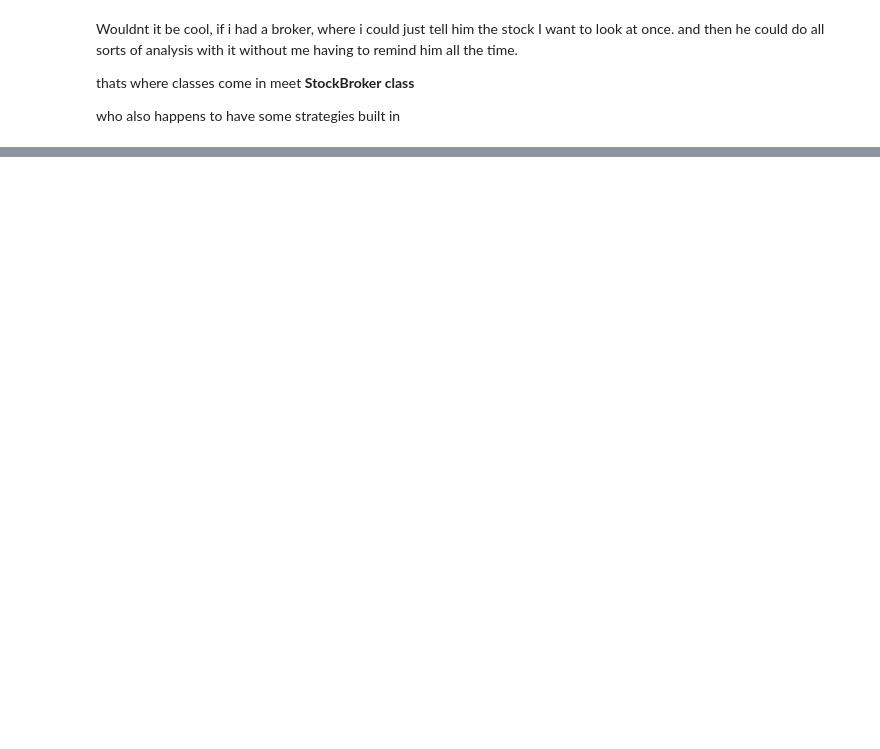
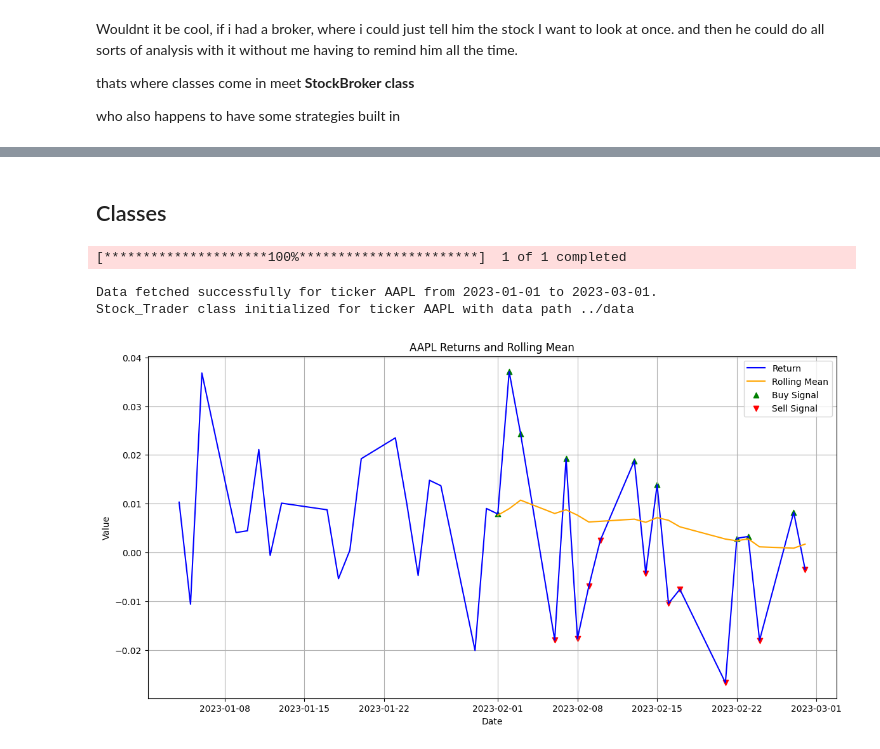
Before and after one commit to Adirdas/quantix, a Jupyter notebook: 3. Week Three/LESSON.ipynb, the cells around one changed output, grey strips where cells are left out. Cells and saved outputs as stored; diff of their text form; code cells hidden in the pictures; blank space fills up the shorter version.

Commit message:
classes

```diff
--- a/3. Week Three/LESSON.ipynb
+++ b/3. Week Three/LESSON.ipynb
@@ -119,0 +139,2 @@ who also happens to have some strategies built in
+# %% [markdown]
+## Classes
@@ -119,0 +207,10 @@ who also happens to have some strategies built in
+# %%
+ticker = "AAPL"
+start = "2023-01-01"
+end = "2023-03-01"
+# %%
+tc = Stock_Trader("AAPL", start=start, end=end)
+# %% [output]
+[*********************100%***********************]  1 of 1 completed
+Data fetched successfully for ticker AAPL from 2023-01-01 to 2023-03-01.
+Stock_Trader class initialized for ticker AAPL with data path ../data
@@ -119,0 +219,4 @@ who also happens to have some strategies built in
+# %%
+tc.plot_data(show_signal=True)
+# %% [output]
+[figure, added]
```
Also changed, not shown: parts of 9 cells of this notebook, 1 other file.
